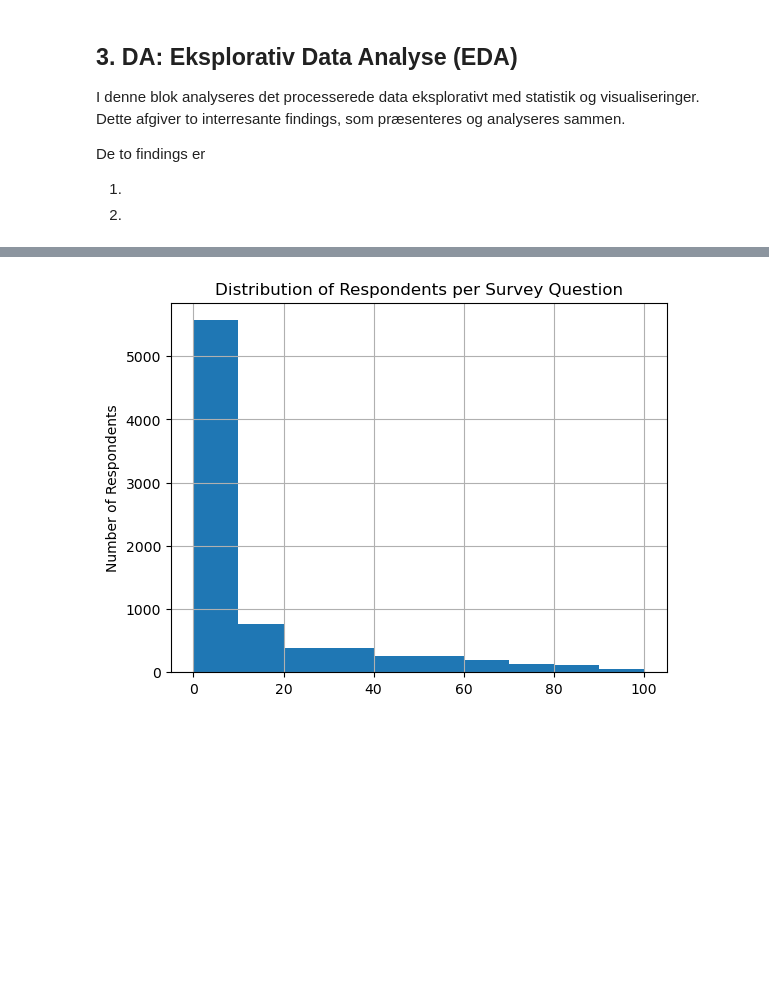
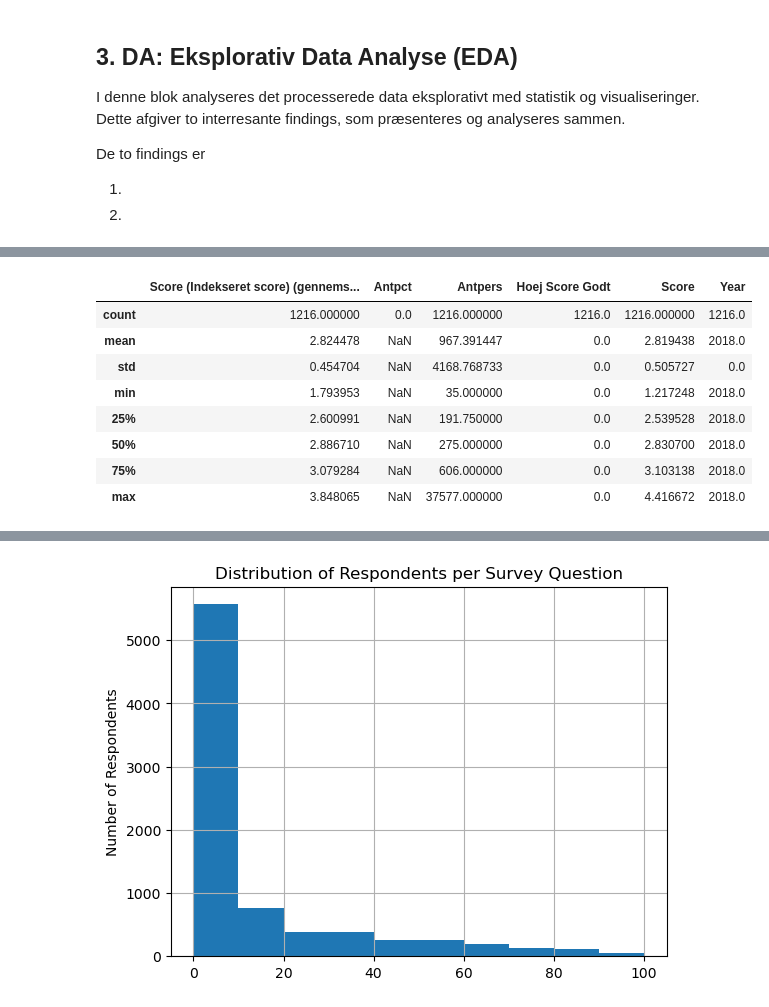
Before and after one commit to albertbanke/Case, a Jupyter notebook: analyse/analyse.ipynb, the cells around one changed output, grey strips where cells are left out. Saved outputs shown, nothing was run; the diff lists cells and outputs as text; code cells hidden in the pictures; blank space fills up the shorter version.

```diff
--- a/analyse/analyse.ipynb
+++ b/analyse/analyse.ipynb
@@ -461,0 +448,14 @@ array(['Hvor ofte oplever du at du har nok tid til dine arbejdsopgaver 1 Altid 2
+# %%
+# Summary statistics, hvor 'Hoej Score Godt' == 0, for branche_data_filtered
+
+branche_data_filtered[branche_data_filtered['Hoej Score Godt'] == 0].describe()
+# %% [output]
+|  | Score (Indekseret score) (gennems... | Antpct | Antpers | Hoej Score Godt | Score | Year |
+| count | 1216.000000 | 0.0 | 1216.000000 | 1216.0 | 1216.000000 | 1216.0 |
+| mean | 2.824478 | NaN | 967.391447 | 0.0 | 2.819438 | 2018.0 |
+| std | 0.454704 | NaN | 4168.768733 | 0.0 | 0.505727 | 0.0 |
+| min | 1.793953 | NaN | 35.000000 | 0.0 | 1.217248 | 2018.0 |
+| 25% | 2.600991 | NaN | 191.750000 | 0.0 | 2.539528 | 2018.0 |
+| 50% | 2.886710 | NaN | 275.000000 | 0.0 | 2.830700 | 2018.0 |
+| 75% | 3.079284 | NaN | 606.000000 | 0.0 | 3.103138 | 2018.0 |
+| max | 3.848065 | NaN | 37577.000000 | 0.0 | 4.416672 | 2018.0 |
```
Also changed, not shown: parts of 11 cells of this notebook.
